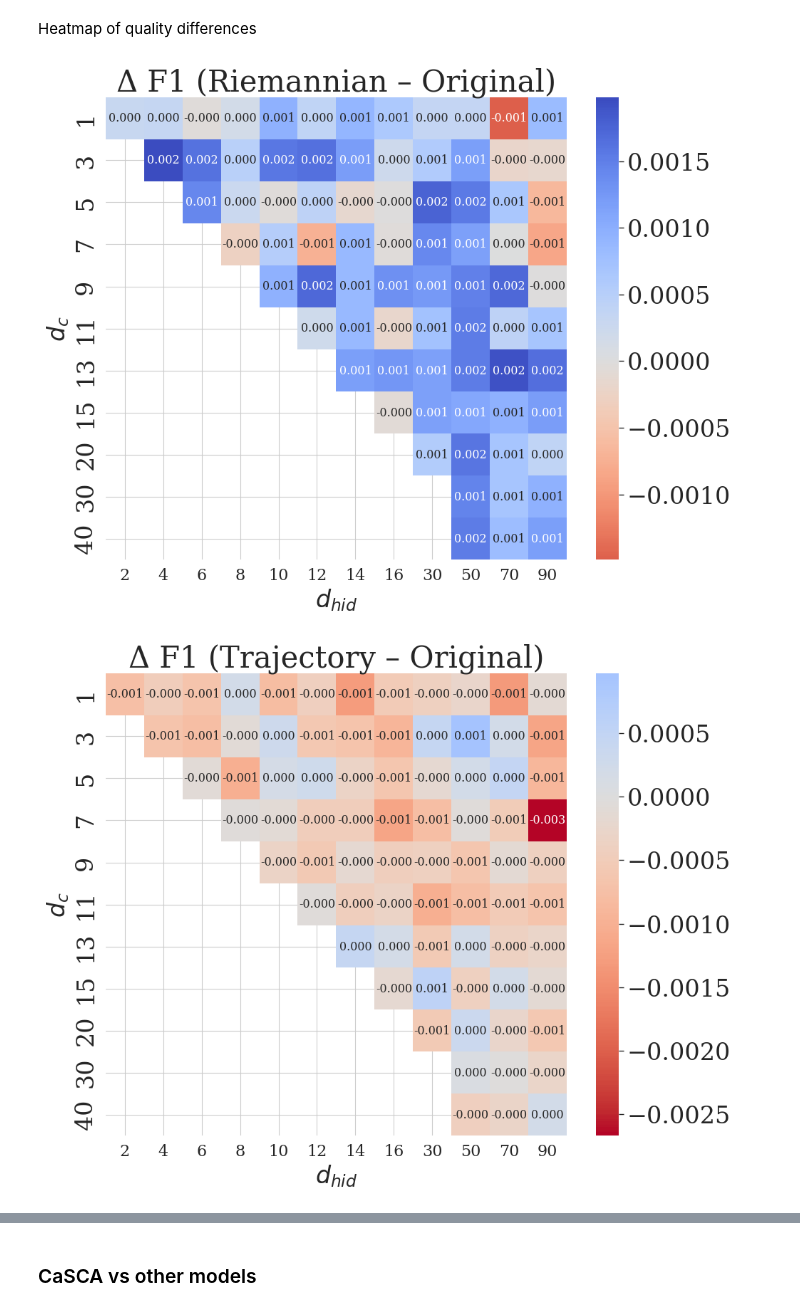
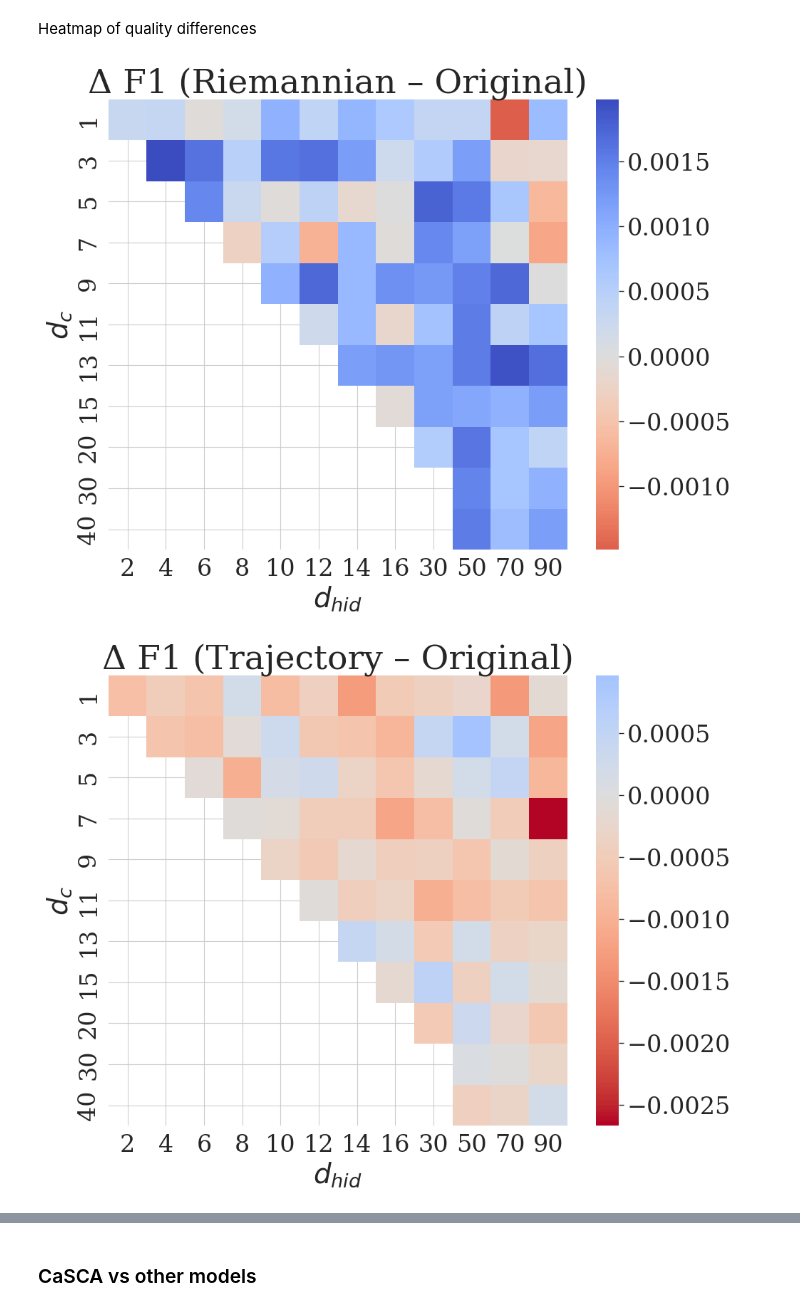
Before and after one commit to intsystems/Vladimirov-MS-Thesis, a Jupyter notebook: code/post-hoc-analysis.ipynb, the cells around one changed output, grey strips where cells are left out. Cells and saved outputs as stored; diff of their text form; code cells hidden in the pictures.

Commit message:
increase fontsize of labels and captions in figures

```diff
--- a/code/post-hoc-analysis.ipynb
+++ b/code/post-hoc-analysis.ipynb
@@ -91,13 +91,16 @@ def plot_heatmap(df, title, value, cmap="cubehelix_r", fmt=".3f"):
     fig, ax = plt.subplots(figsize=(14, 10))
     sns.heatmap(pivot_heat(df, value), annot=True, fmt=fmt,
                 cmap=cmap, cbar_kws={"label": "F1-macro"}, ax=ax)
-    ax.set_title(title)
-    ax.set_xlabel(r"$d_{hid}$"); ax.set_ylabel(r"$d_c$")
+    ax.set_title(title, fontsize=34)
+    ax.set_xlabel(r"$d_{hid}$", fontsize=28)
+    ax.set_ylabel(r"$d_c$", fontsize=28)
+    ax.tick_params(axis='x', labelsize=24)
+    ax.tick_params(axis='y', labelsize=24)
     plt.tight_layout()
     plt.savefig(os.path.join(FIGURES_DIR, f"{title.lower().replace(' ', '-').replace('.', '-')}.pdf"))
 
 
-def diff_heat(df_high, df_low, label_high, label_low, value="max_F1w", figsize=(10, 8), cmap="coolwarm_r", fmt=".2f"):
+def diff_heat(df_high, df_low, label_high, label_low, value="max_F1w", figsize=(10, 8), cmap="coolwarm_r", fmt=".2f", annot=True):
     A = pivot_heat(df_high, value)
     B = pivot_heat(df_low, value)
     diff = (A - B).loc[A.index.intersection(B.index),
@@ -105,9 +108,12 @@ def diff_heat(df_high, df_low, label_high, label_low, value="max_F1w", figsize=(
 
     fig, ax = plt.subplots(figsize=figsize)
     sns.heatmap(diff, center=0, cmap=cmap,
-                annot=True, fmt=fmt, ax=ax)
-    ax.set_title(f"Δ F1 ({label_high} – {label_low})")
-    ax.set_xlabel(r"$d_{hid}$"); ax.set_ylabel(r"$d_c$")
+                annot=annot, fmt=fmt, ax=ax)
+    ax.set_title(f"Δ F1 ({label_high} – {label_low})", fontsize=34)
+    ax.set_xlabel(r"$d_{hid}$", fontsize=28)
+    ax.set_ylabel(r"$d_c$", fontsize=28)
+    ax.tick_params(axis='x', labelsize=24)
+    ax.tick_params(axis='y', labelsize=24)
     plt.tight_layout()
     plt.savefig(os.path.join(FIGURES_DIR, f'heatmap-delta-{value}-{label_high}-{label_low}.pdf'))
     plt.show()
@@ -444,9 +450,9 @@ plt.show()
 # %% [markdown]
 Heatmap of quality differences
 # %%
-diff_heat(riemannian_casca, original_casca, "Riemannian", "Original", fmt=".3f")
-diff_heat(trajectory_casca, original_casca, "Trajectory", "Original", fmt=".3f")
-diff_heat(trajectory_casca, riemannian_casca, "Trajectory", "Riemannian", fmt=".3f")
+diff_heat(riemannian_casca, original_casca, "Riemannian", "Original", fmt=".3f", annot=False)
+diff_heat(trajectory_casca, original_casca, "Trajectory", "Original", fmt=".3f", annot=False)
+diff_heat(trajectory_casca, riemannian_casca, "Trajectory", "Riemannian", fmt=".3f", annot=False)
 # %% [output]
-[figure, old version]
+[figure, new version]
-[figure, old version]
+[figure, new version]
```
Also changed, not shown: parts of 15 cells of this notebook, 19 other files.
